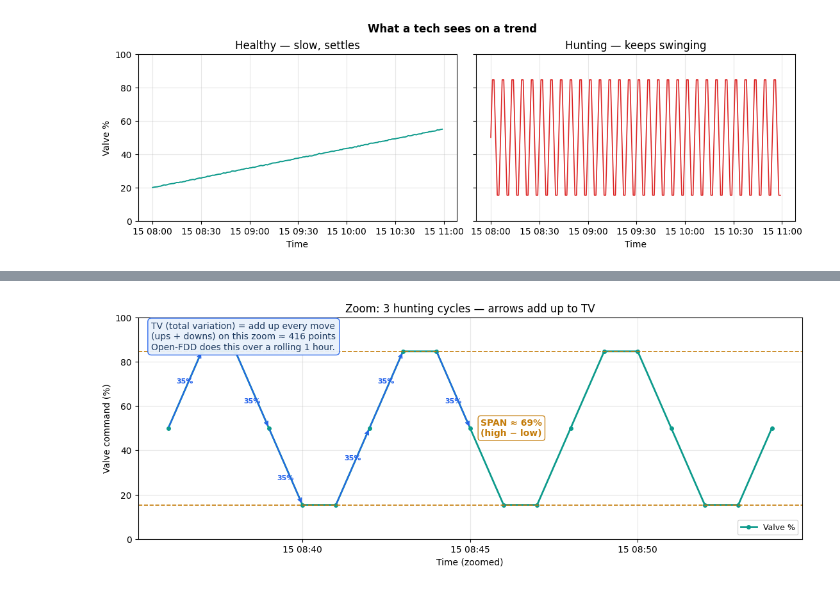
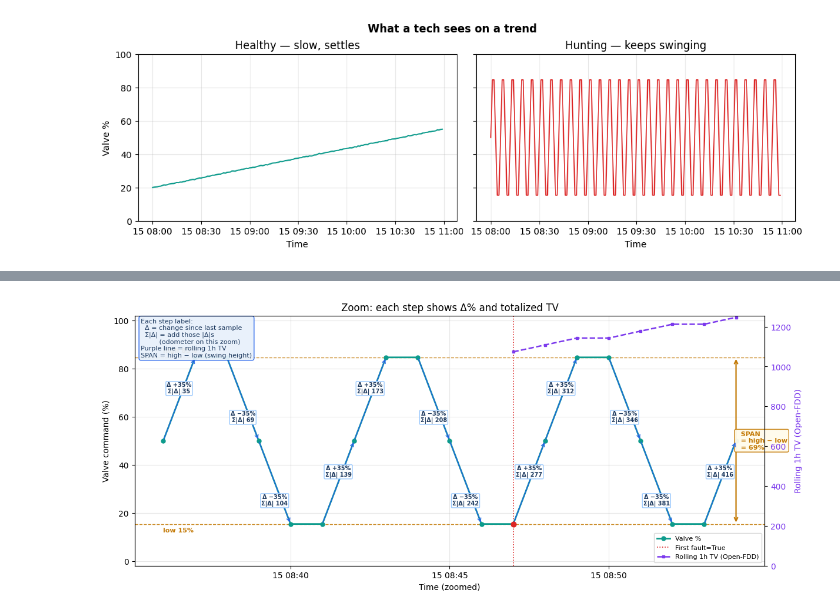
Before and after one commit to bbartling/py-bacnet-stacks-playground, a Jupyter notebook: vibe_code_apps_25/notebooks/01_pid_hunt_tutorial.ipynb, the cells around one changed output, grey strips where cells are left out. Drawn from its saved outputs; the diff is of its cells as text; code cells hidden in the pictures.

```diff
--- a/vibe_code_apps_25/notebooks/01_pid_hunt_tutorial.ipynb
+++ b/vibe_code_apps_25/notebooks/01_pid_hunt_tutorial.ipynb
@@ -74,11 +131,12 @@ The zoom below shows **3 cycles**. Blue arrows are individual moves. Those numbe
 # %%
 fig = plot_valve_zoom_with_tv(
     hunting,
+    metrics,
     start_sample=36,
     n_cycles=3,
     period_samples=6,
-    title="Zoom: 3 hunting cycles — arrows add up to TV",
+    title="Zoom: each step shows Δ% and totalized TV",
 )
 plt.show()
 # %% [output]
-[figure, old version]
+[figure, new version]
```
Also changed, not shown: parts of 13 cells of this notebook, 5 other files.
